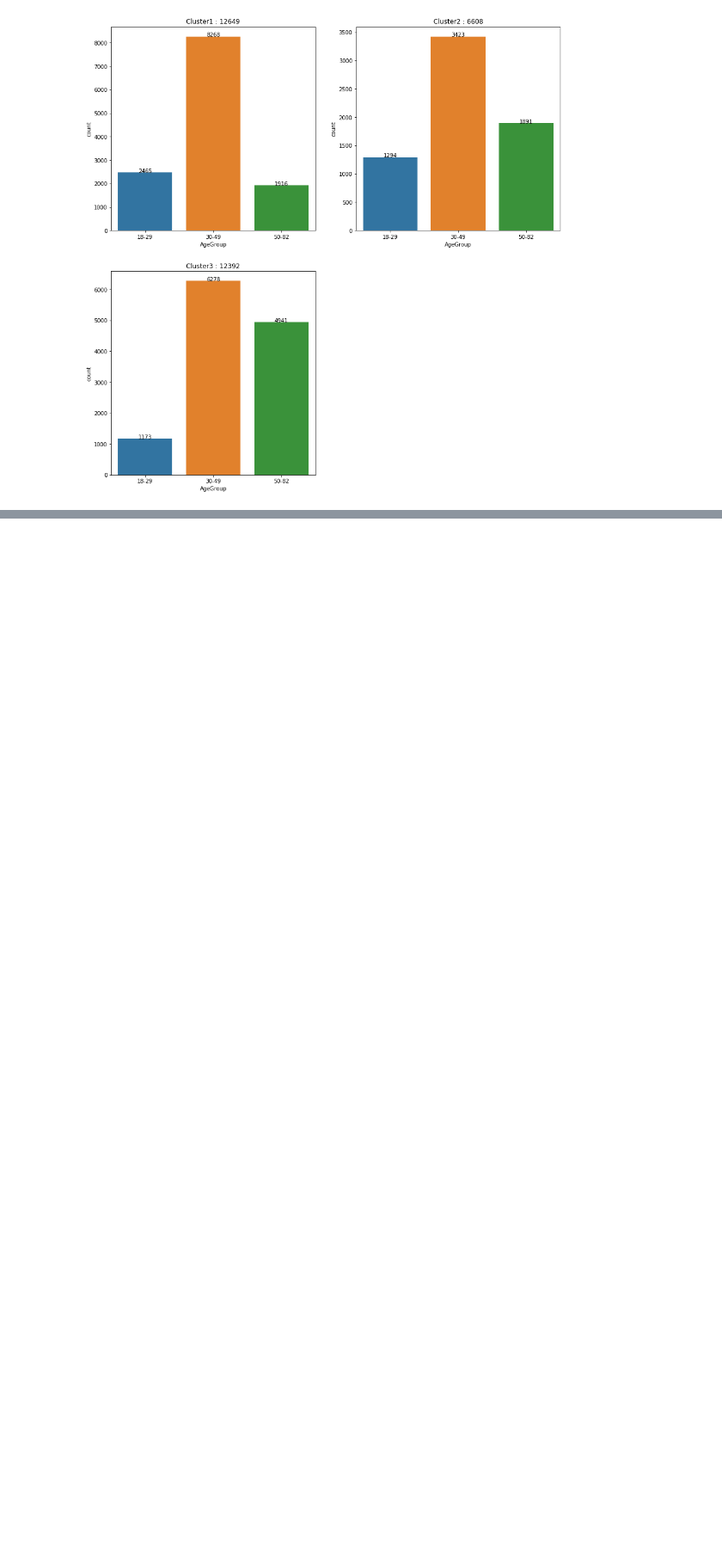
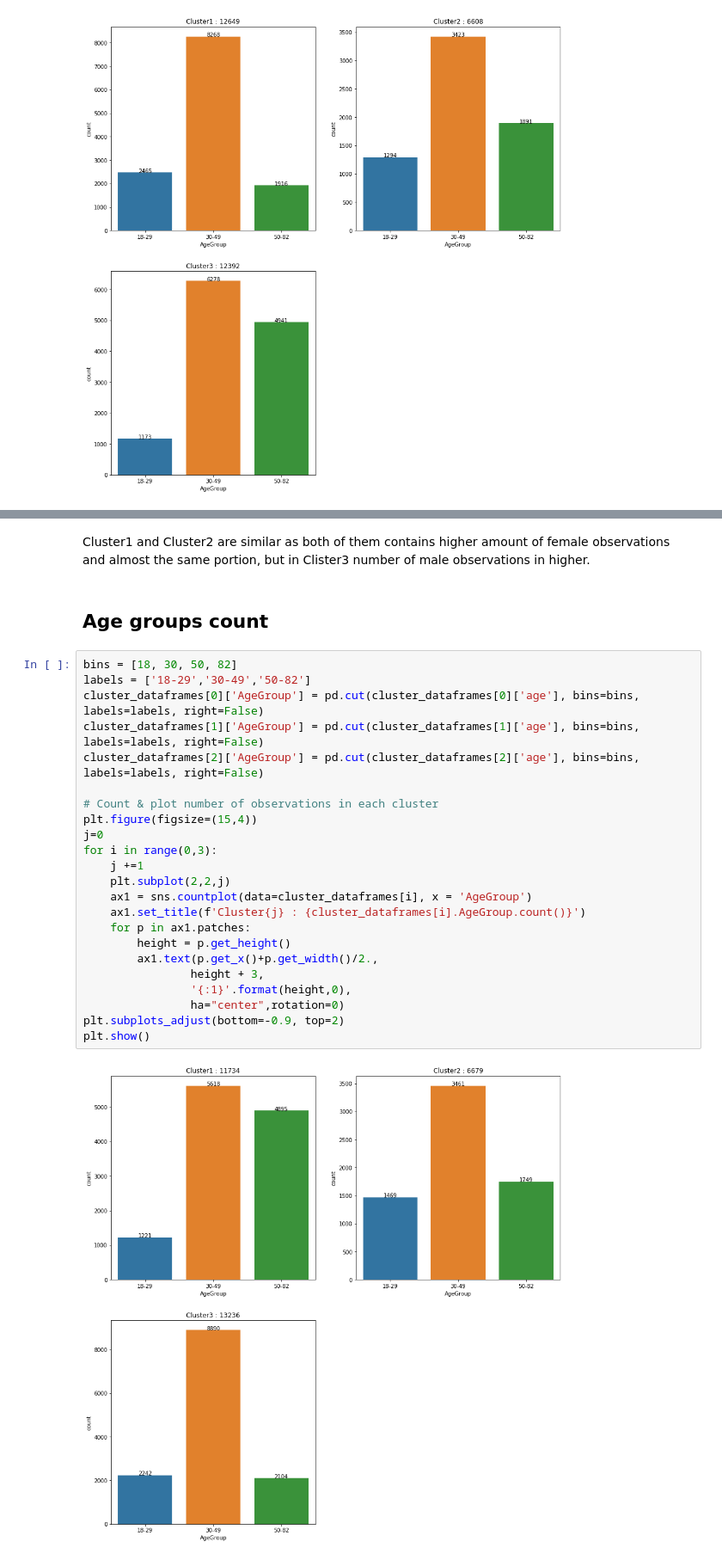
Before and after one commit to fazel74/Thinkful, a Jupyter notebook: 32.10.Unsupervised-Learning-Challenge.ipynb, the cells around one changed output, grey strips where cells are left out. Shown at 86% size. Cells and saved outputs as stored; diff of their text form; blank space fills up the shorter version.

```diff
--- a/32.10.Unsupervised-Learning-Challenge.ipynb
+++ b/32.10.Unsupervised-Learning-Challenge.ipynb
@@ -381,0 +450,29 @@ plt.show()
+# %% [markdown]
+Cluster1 and Cluster2 are similar as both of them contains higher amount of female observations and almost the same portion, but in Clister3 number of male observations in higher.
+# %% [markdown]
+## Age groups count
+# %%
+bins = [18, 30, 50, 82]
+labels = ['18-29','30-49','50-82']
+cluster_dataframes[0]['AgeGroup'] = pd.cut(cluster_dataframes[0]['age'], bins=bins, labels=labels, right=False)
+cluster_dataframes[1]['AgeGroup'] = pd.cut(cluster_dataframes[1]['age'], bins=bins, labels=labels, right=False)
+cluster_dataframes[2]['AgeGroup'] = pd.cut(cluster_dataframes[2]['age'], bins=bins, labels=labels, right=False)
+
+# Count & plot number of observations in each cluster
+plt.figure(figsize=(15,4))
+j=0
+for i in range(0,3):
+    j +=1
+    plt.subplot(2,2,j)
+    ax1 = sns.countplot(data=cluster_dataframes[i], x = 'AgeGroup')
+    ax1.set_title(f'Cluster{j} : {cluster_dataframes[i].AgeGroup.count()}')
+    for p in ax1.patches:
+        height = p.get_height()
+        ax1.text(p.get_x()+p.get_width()/2.,
+                height + 3,
+                '{:1}'.format(height,0),
+                ha="center",rotation=0)
+plt.subplots_adjust(bottom=-0.9, top=2)
+plt.show()
+# %% [output]
+[figure, added]
```
Also changed, not shown: parts of 13 cells of this notebook.
